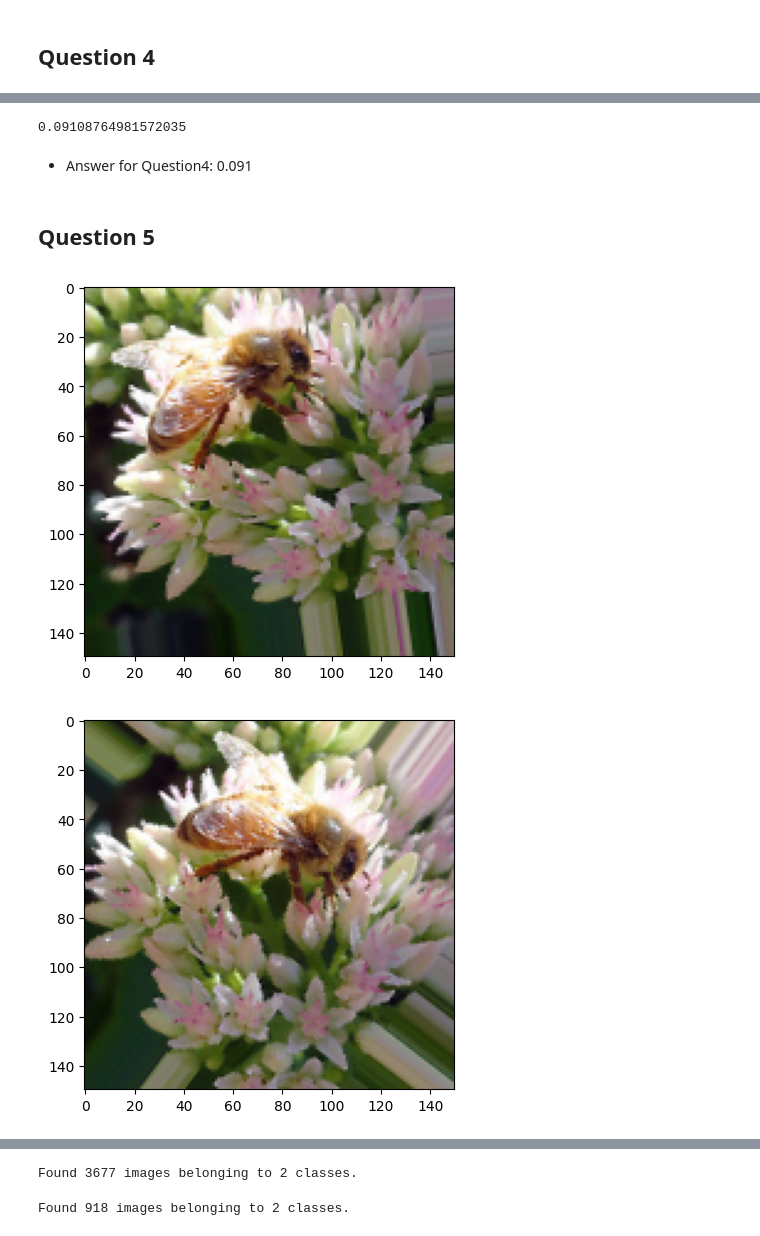
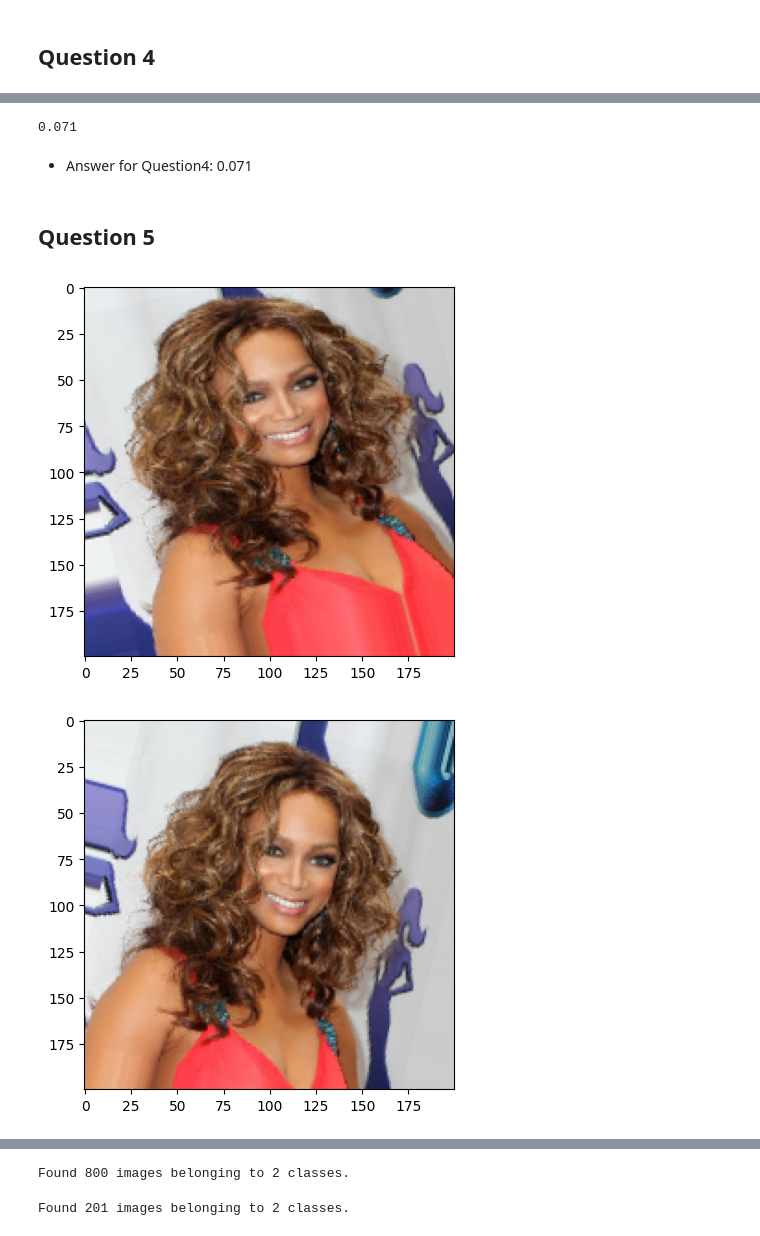
Before and after one commit to Jaguar838/ml-zoomcamp, a Jupyter notebook: HW/08-deep-learning/hw_08.ipynb, the cells around one changed output, grey strips where cells are left out. Drawn from its saved outputs; the diff is of its cells as text; code cells hidden in the pictures.

```diff
--- a/HW/08-deep-learning/hw_08.ipynb
+++ b/HW/08-deep-learning/hw_08.ipynb
@@ -202,10 +225,10 @@ loss
 # %%
 loss_std = np.std(loss)
-loss_std
+round(loss_std, 3)
 # %% [output]
-0.09108764981572035
+0.071
 # %% [markdown]
-- Answer for Question4: 0.091
+- Answer for Question4: 0.071
 # %% [markdown]
 ## Question 5
 # %%
@@ -218,25 +241,24 @@ datagen = ImageDataGenerator(
     horizontal_flip=True,
     fill_mode='nearest')
 # %%
-fnames = [os.path.join(train_dir+"/bee", fname) for
-    fname in os.listdir(train_dir+"/bee")]
+fnames = [os.path.join(train_dir+"/curly", fname) for fname in os.listdir(train_dir+"/curly")]
 
 img_path = fnames[0]
 
 img = image.load_img(img_path, target_size=(200, 200))
 
 x = image.img_to_array(img)
 
 x = x.reshape((1,) + x.shape)
 
 i=0
 for batch in datagen.flow(x, batch_size=1):
     plt.figure(i)
     imgplot = plt.imshow(image.array_to_img(batch[0]))
     i += 1
     if i % 4 == 0:
         break
 plt.show()
 # %% [output]
-[figure, old version]
+[figure, new version]
-[figure, old version]
+[figure, new version]
@@ -258,21 +280,21 @@ train_generator = train_datagen.flow_from_directory(
     train_dir,
     target_size=(200, 200),
     shuffle=True,
-    batch_size=20,
-    class_mode='binary'
+    batch_size=32,
+    class_mode='categorical'
 )
 # %% [output]
-Found 3677 images belonging to 2 classes.
+Found 800 images belonging to 2 classes.
 # %%
 validation_generator = test_datagen.flow_from_directory(
     test_dir,
     target_size=(200, 200),
     shuffle=True,
-    batch_size=20,
-    class_mode='binary'
+    batch_size=32,
+    class_mode='categorical'
 )
 # %% [output]
-Found 918 images belonging to 2 classes.
+Found 201 images belonging to 2 classes.
 # %%
 history = model.fit(
     train_generator,
```
Also changed, not shown: parts of 39 cells of this notebook, 2 other files.
